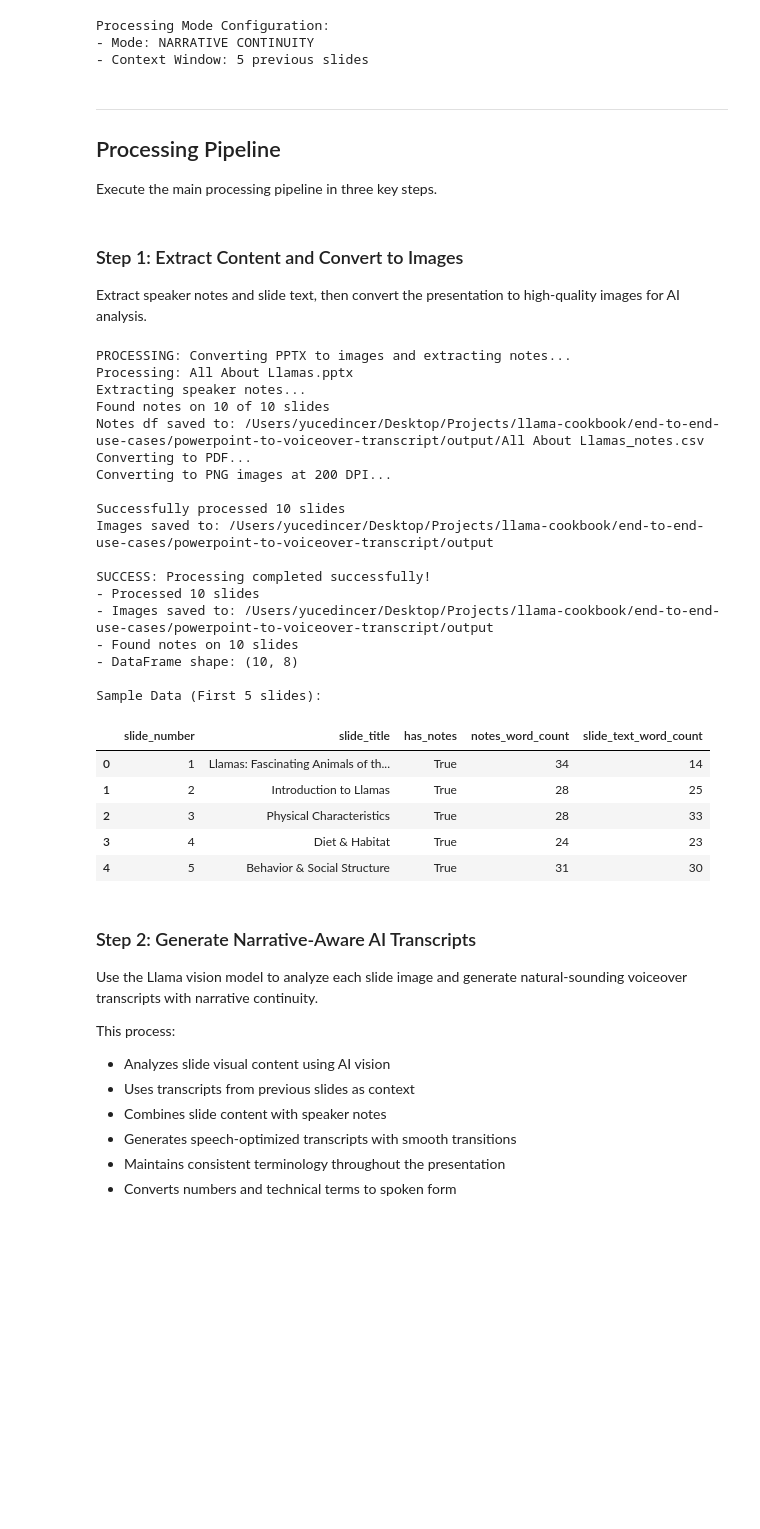
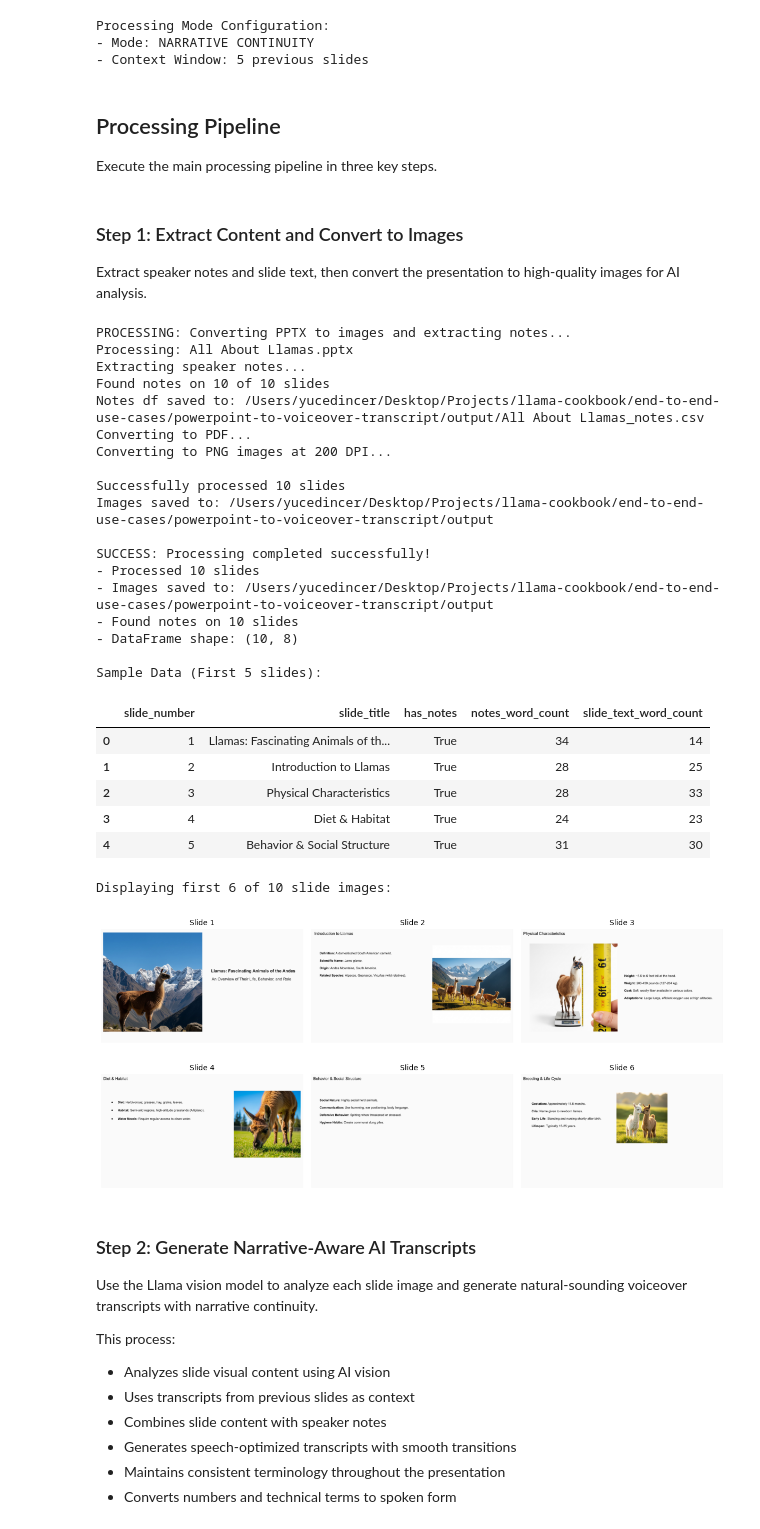
Before and after one commit to meta-llama/llama-cookbook, a Jupyter notebook: end-to-end-use-cases/powerpoint-to-voiceover-transcript/narrative_continuity_workflow.ipynb, the cells around one changed output. Drawn from its saved outputs; the diff is of its cells as text; code cells hidden in the pictures; blank space fills up the shorter version.

Commit message:
displaying example output + slide images

```diff
--- a/end-to-end-use-cases/powerpoint-to-voiceover-transcript/narrative_continuity_workflow.ipynb
+++ b/end-to-end-use-cases/powerpoint-to-voiceover-transcript/narrative_continuity_workflow.ipynb
@@ -150,7 +154,7 @@ Processing Mode Configuration:
 - Mode: NARRATIVE CONTINUITY
 - Context Window: 5 previous slides
 # %% [markdown]
----
+
 ## Processing Pipeline
 
 Execute the main processing pipeline in three key steps.
@@ -177,33 +181,39 @@ print(f"- Found notes on {notes_df['has_notes'].sum()} slides")
 print(f"- DataFrame shape: {notes_df.shape}")
 
 # Show sample data
+
 print("\nSample Data (First 5 slides):")
 display(notes_df[['slide_number', 'slide_title', 'has_notes', 'notes_word_count', 'slide_text_word_count']].head())
+
+# Preview only the first 6 slide images
+display_slide_preview(image_files, num_slides=6, max_cols=3)
 # %% [output]
 PROCESSING: Converting PPTX to images and extracting notes...
 Processing: All About Llamas.pptx
 Extracting speaker notes...
 Found notes on 10 of 10 slides
 Notes df saved to: /Users/yucedincer/Desktop/Projects/llama-cookbook/end-to-end-use-cases/powerpoint-to-voiceover-transcript/output/All About Llamas_notes.csv
 Converting to PDF...
 Converting to PNG images at 200 DPI...
 
 Successfully processed 10 slides
 Images saved to: /Users/yucedincer/Desktop/Projects/llama-cookbook/end-to-end-use-cases/powerpoint-to-voiceover-transcript/output
 
 SUCCESS: Processing completed successfully!
 - Processed 10 slides
 - Images saved to: /Users/yucedincer/Desktop/Projects/llama-cookbook/end-to-end-use-cases/powerpoint-to-voiceover-transcript/output
 - Found notes on 10 slides
 - DataFrame shape: (10, 8)
 
 Sample Data (First 5 slides):
 |  | slide_number | slide_title | has_notes | notes_word_count | slide_text_word_count |
 | 0 | 1 | Llamas: Fascinating Animals of th... | True | 34 | 14 |
 | 1 | 2 | Introduction to Llamas | True | 28 | 25 |
 | 2 | 3 | Physical Characteristics | True | 28 | 33 |
 | 3 | 4 | Diet & Habitat | True | 24 | 23 |
 | 4 | 5 | Behavior & Social Structure | True | 31 | 30 |
+Displaying first 6 of 10 slide images:
+[figure, added]
 # %% [markdown]
 ### Step 2: Generate Narrative-Aware AI Transcripts
 
```
Also changed, not shown: parts of 4 cells of this notebook, 19 other files.
